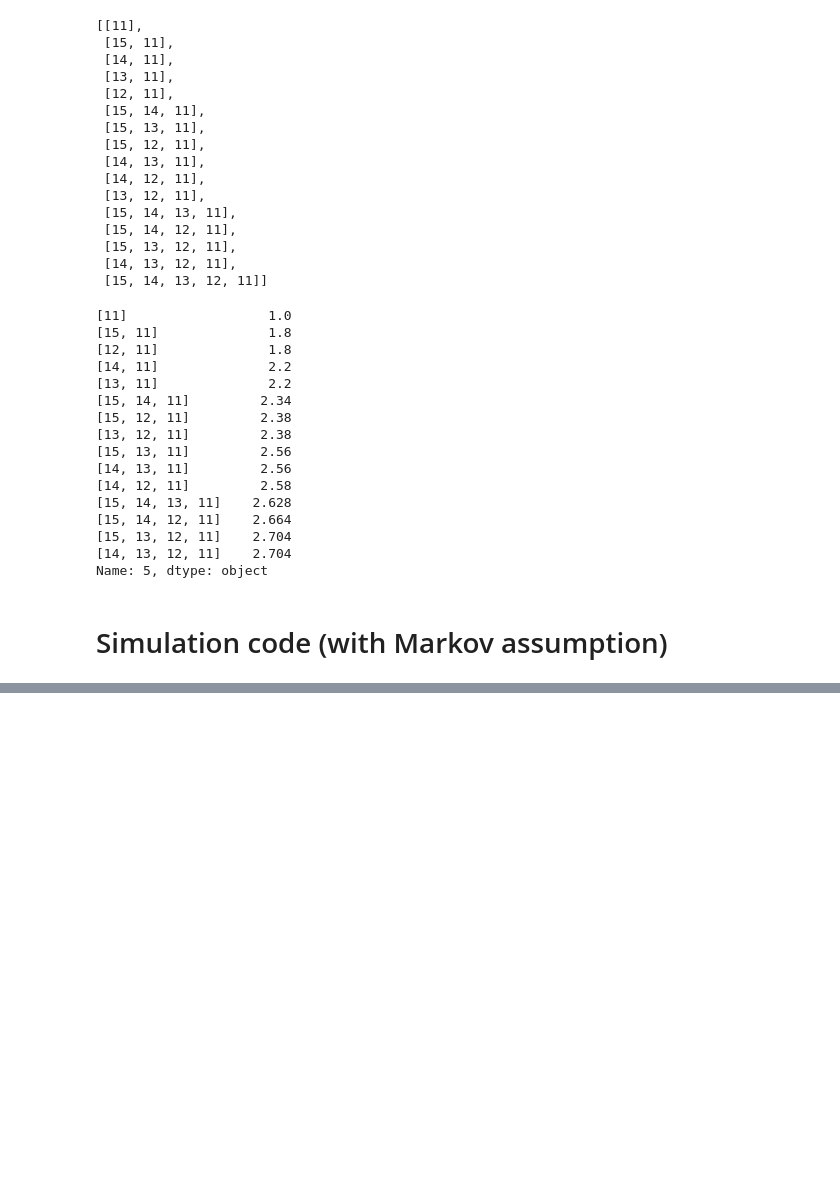
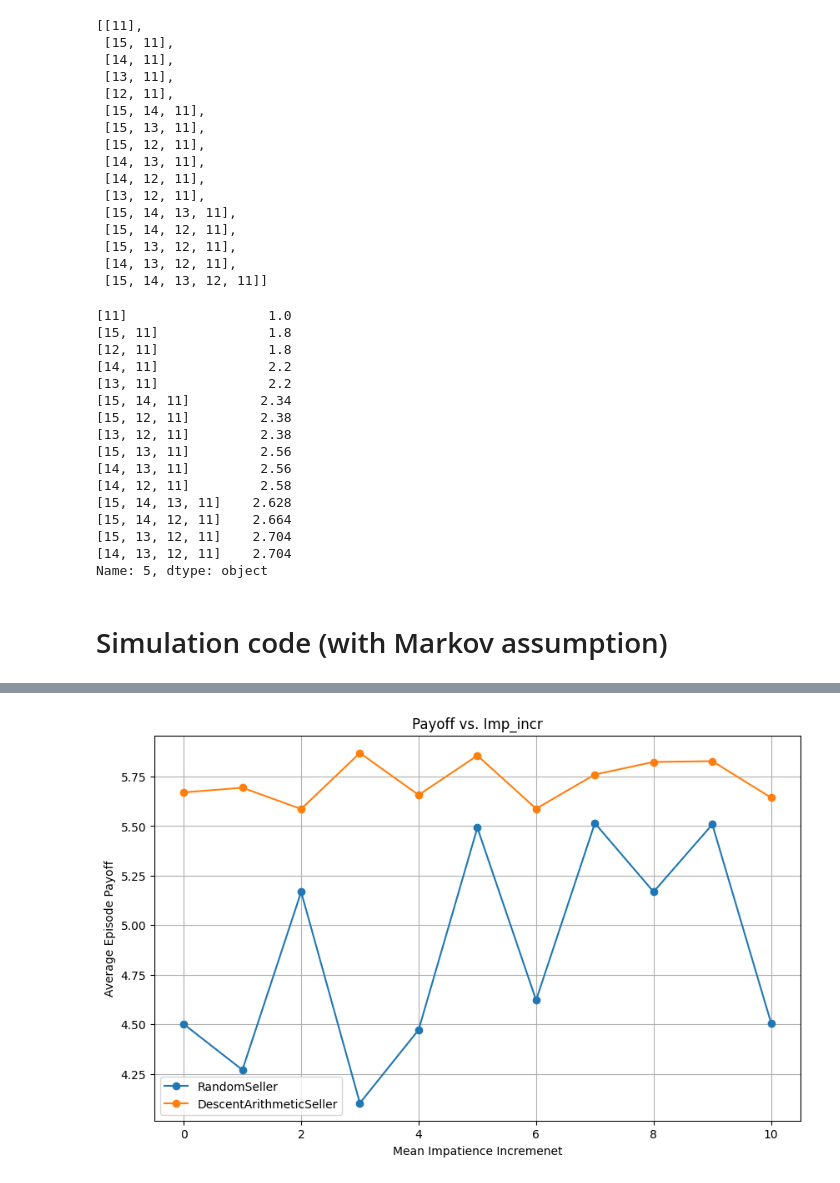
Before and after one commit to Lenguist/insight-game-ai, a Jupyter notebook: simple_sim_united.ipynb, the cells around one changed output, grey strips where cells are left out. Cells and saved outputs as stored; diff of their text form; code cells hidden in the pictures; blank space fills up the shorter version.

```diff
--- a/simple_sim_united.ipynb
+++ b/simple_sim_united.ipynb
@@ -755,0 +609,18 @@ print(Q)
+# %%
+def normal_imp_simulation(value, range_min, range_max, rounds, seller, verbose=False):
+  # imp_init gonnna be 0 by default
+  # imp_incr generated at random between 0 and 1
+  mean = random.choice([i / 10.0 for i in range(11)])
+  variance = 0.2
+  total_profit = 0
+  round_cnt = 0
+  imp_init = 0
+  for i in range(rounds):
+    imp_incr = list(np.random.normal(mean, variance, 1))[0]
+    maxprice = int(random.uniform(range_min, range_max+1))
+    buyer = Buyer(maxprice, imp_init, imp_incr)
+    episode = Episode(buyer, seller, verbose=verbose)
+    profit = episode.run_episode()
+    total_profit += profit
+  average_return = total_profit/rounds
+  return average_return
@@ -755,0 +834,16 @@ print(Q)
+# %%
+import matplotlib.pyplot as plt
+
+plt.figure(figsize=(10, 6))
+plt.plot(mean_list, random_results, marker='o', label=f'RandomSeller')
+plt.plot(mean_list, arithmetic_results, marker='o', label=f'DescentArithmeticSeller')
+plt.title('Payoff vs. Imp_incr')
+plt.xlabel('Mean Impatience Incremenet')
+plt.ylabel('Average Episode Payoff')
+plt.grid()
+
+plt.legend()  # This will create a legend using the labels specified in the plot functions
+
+plt.show()
+# %% [output]
+[figure, added]
```
Also changed, not shown: parts of 34 cells of this notebook.
